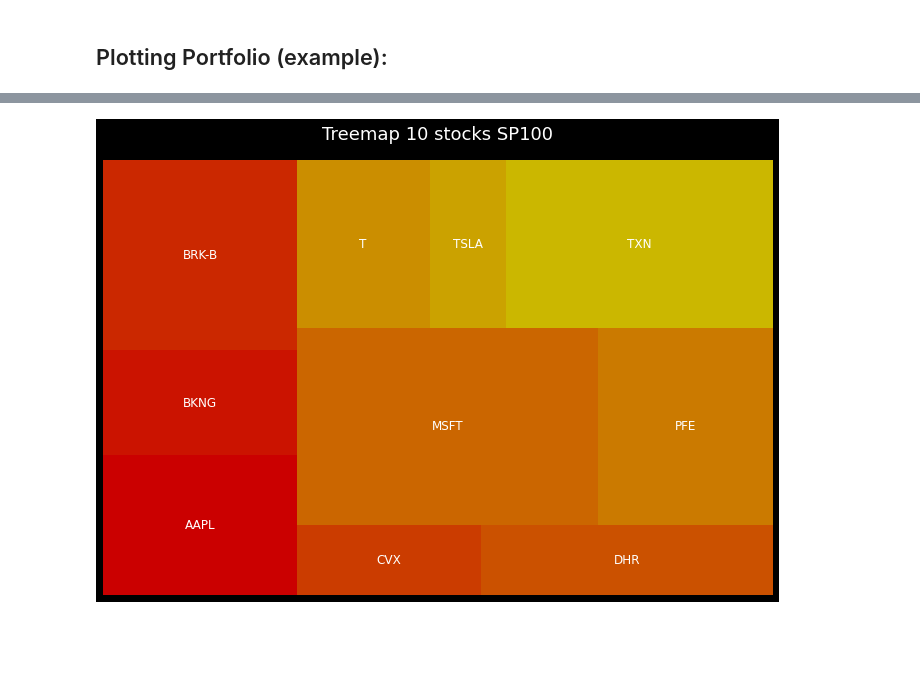
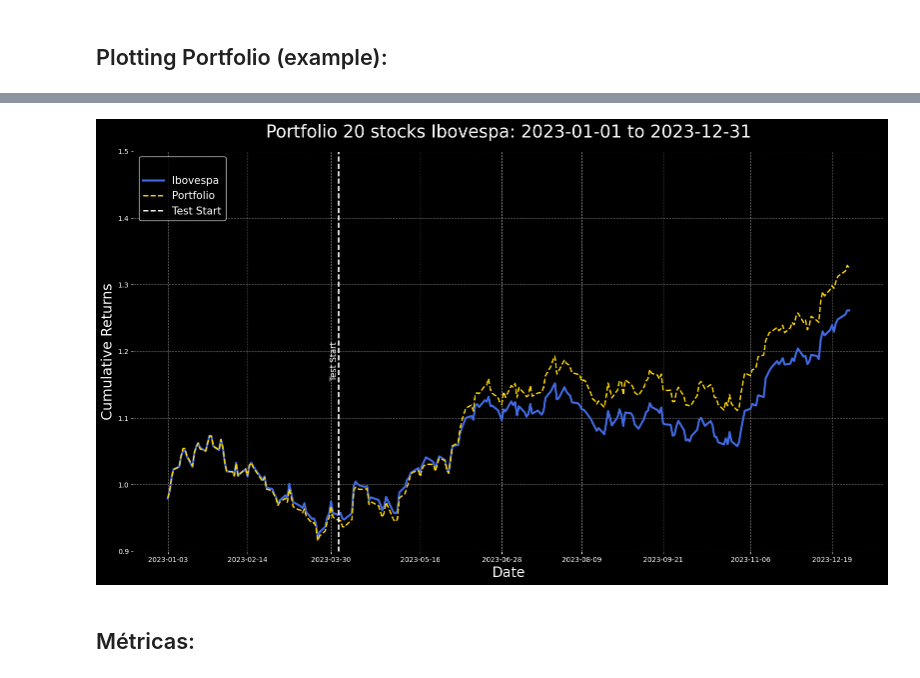
Before and after one commit to vitorholiveira/index_tracking, a Jupyter notebook: notebooks/flowers.ipynb, the cells around one changed output, grey strips where cells are left out. Saved outputs shown, nothing was run; the diff lists cells and outputs as text; code cells hidden in the pictures; blank space fills up the shorter version.

```diff
--- a/notebooks/flowers.ipynb
+++ b/notebooks/flowers.ipynb
@@ -264,4 +202,6 @@ plot_weights(regular_sp100_10stocks['weights'])
-# %%
-plot_weights(initial_sp100_10stocks['weights'])
-# %% [output]
-[figure, removed]
+# %%
+plot_portfolio(initial_bvsp_20stocks, bvsp_data_values, bvsp_index_values, start_date_dataset, end_date_dataset, 'Ibovespa')
+# %% [output]
+[figure, added]
+# %% [markdown]
+## Métricas:
```
Also changed, not shown: parts of 14 cells of this notebook, 50 other files.
